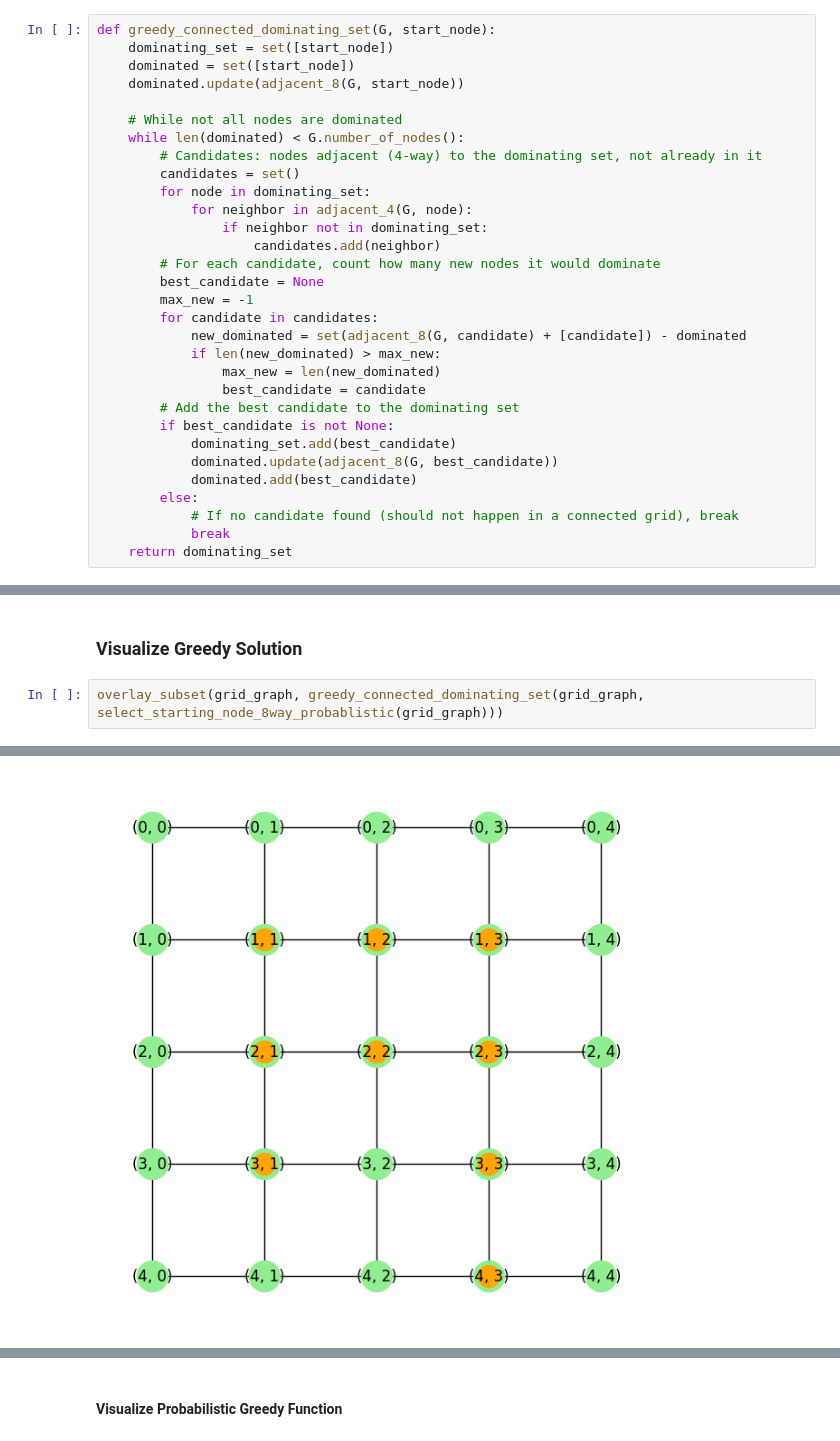
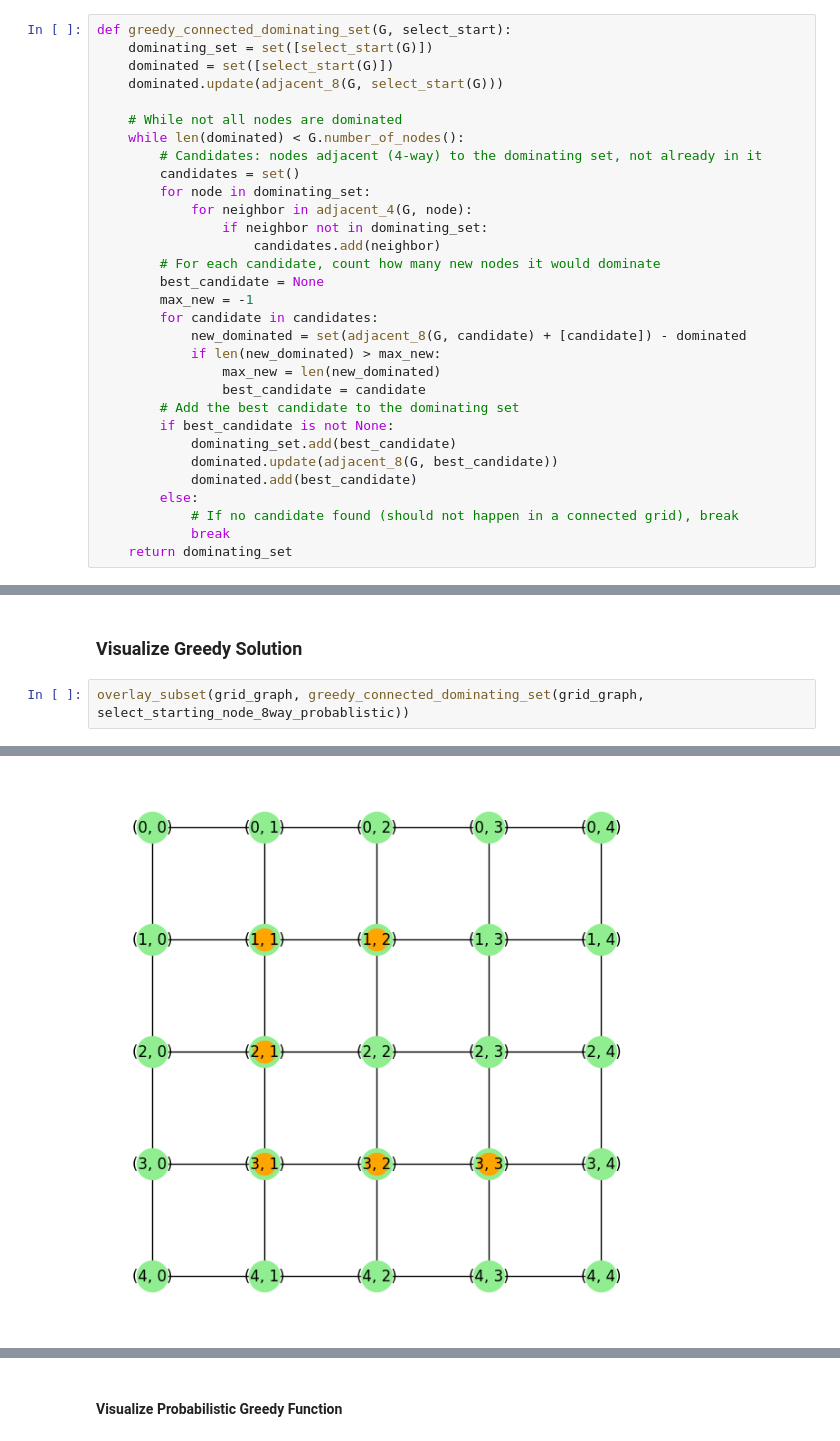
Before and after one commit to BlueRaddish/MCDS_Optimization, a Jupyter notebook: Grid_Graph/greedy_algorithm.ipynb, the cells around one changed output, grey strips where cells are left out. Saved outputs shown, nothing was run; the diff lists cells and outputs as text.

```diff
--- a/Grid_Graph/greedy_algorithm.ipynb
+++ b/Grid_Graph/greedy_algorithm.ipynb
@@ -71,8 +73,8 @@ plt.show()
 # %%
-def greedy_connected_dominating_set(G, start_node):
-    dominating_set = set([start_node])
-    dominated = set([start_node])
-    dominated.update(adjacent_8(G, start_node))
+def greedy_connected_dominating_set(G, select_start):
+    dominating_set = set([select_start(G)])
+    dominated = set([select_start(G)])
+    dominated.update(adjacent_8(G, select_start(G)))
 
     # While not all nodes are dominated
     while len(dominated) < G.number_of_nodes():
@@ -102,5 +141,5 @@ def greedy_connected_dominating_set(G, start_node):
 # %% [markdown]
 ### Visualize Greedy Solution
 # %%
-overlay_subset(grid_graph, greedy_connected_dominating_set(grid_graph, select_starting_node_8way_probablistic(grid_graph)))
+overlay_subset(grid_graph, greedy_connected_dominating_set(grid_graph, select_starting_node_8way_probablistic))
 # %% [output]
@@ -108,2 +147,2 @@ overlay_subset(grid_graph, greedy_connected_dominating_set(grid_graph, select_st
-[figure, old version]
+[figure, new version]
 # %%
```
Also changed, not shown: parts of 13 cells of this notebook, 1 other file.
